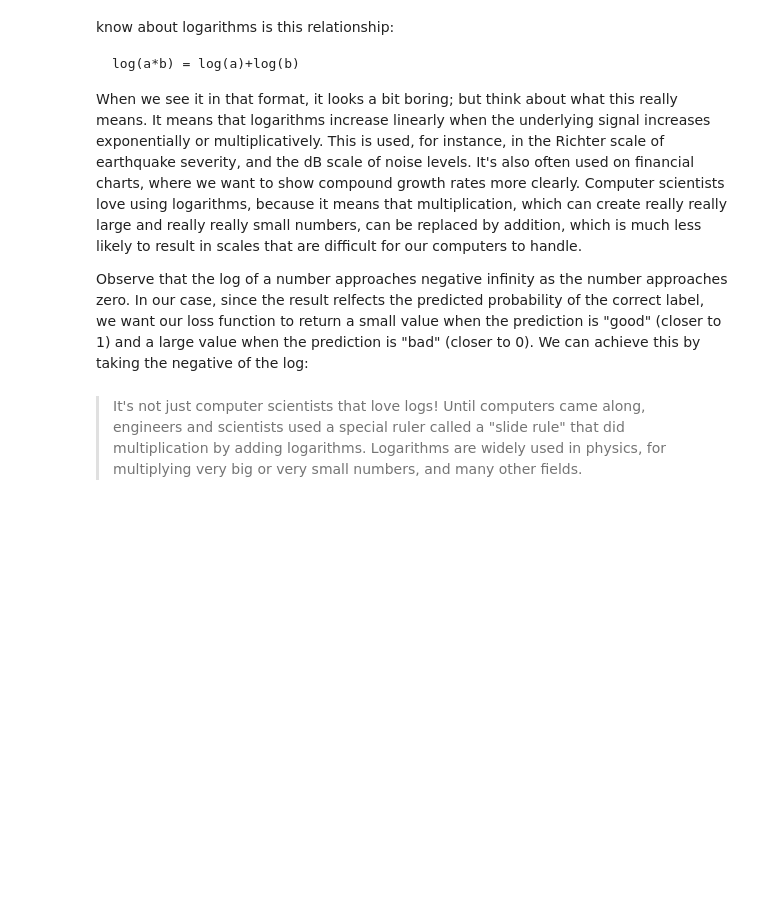
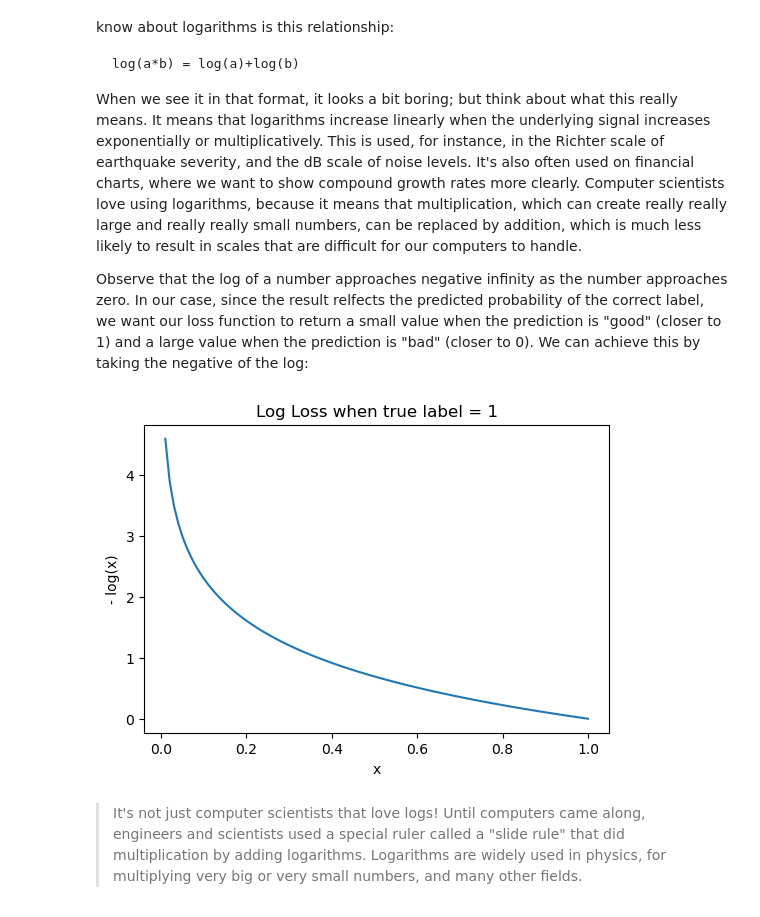
Before and after one commit to tdekelver-bd/Intro-to-DL-BD-2023, a Jupyter notebook: intro-dl-day1-3-going-deeper-pet-breeds.ipynb, the cells around one changed output. Saved outputs shown, nothing was run; the diff lists cells and outputs as text; code cells hidden in the pictures; blank space fills up the shorter version.

```diff
--- a/intro-dl-day1-3-going-deeper-pet-breeds.ipynb
+++ b/intro-dl-day1-3-going-deeper-pet-breeds.ipynb
@@ -236,6 +318,8 @@ for idx,cat in cleaner.change(): shutil.move(str(cleaner.fns[idx]), path/cat)
 > Cleaning the data and getting it ready for your model are two of the biggest challenges for data scientists; they say it takes 90% of their time. The fastai library aims to provide tools that make it as easy as possible.
 
 We'll be seeing more examples of model-driven data cleaning throughout this book. Once we've cleaned up our data, we can retrain our model. Try it yourself, and see if your accuracy improves!
+# %%
+dls = pets.dataloaders(path/"images")  # reload dataloader after cleaning of images
 # %% [markdown]
 ## Cross-Entropy Loss
 # %% [markdown]
@@ -398,7 +547,9 @@ When we see it in that format, it looks a bit boring; but think about what this
 
 Observe that the log of a number approaches negative infinity as the number approaches zero.  In our case, since the result relfects the predicted probability of the correct label, we want our loss function to return a small value when the prediction is "good" (closer to 1) and a large value when the prediction is "bad" (closer to 0).  We can achieve this by taking the negative of the log:
 # %%
-plot_function(lambda x: -1*torch.log(x), min=0,max=1, tx='x', ty='- log(x)', title = 'Log Loss when true label = 1')
+plot_function(lambda x: -1*torch.log(x), min_=0,max_=1, tx='x', ty='- log(x)', title = 'Log Loss when true label = 1')
+# %% [output]
+[figure, added]
 # %% [markdown]
 > It's not just computer scientists that love logs! Until computers came along, engineers and scientists used a special ruler called a "slide rule" that did multiplication by adding logarithms. Logarithms are widely used in physics, for multiplying very big or very small numbers, and many other fields.
 # %% [markdown]
```
Also changed, not shown: parts of 51 cells of this notebook.
